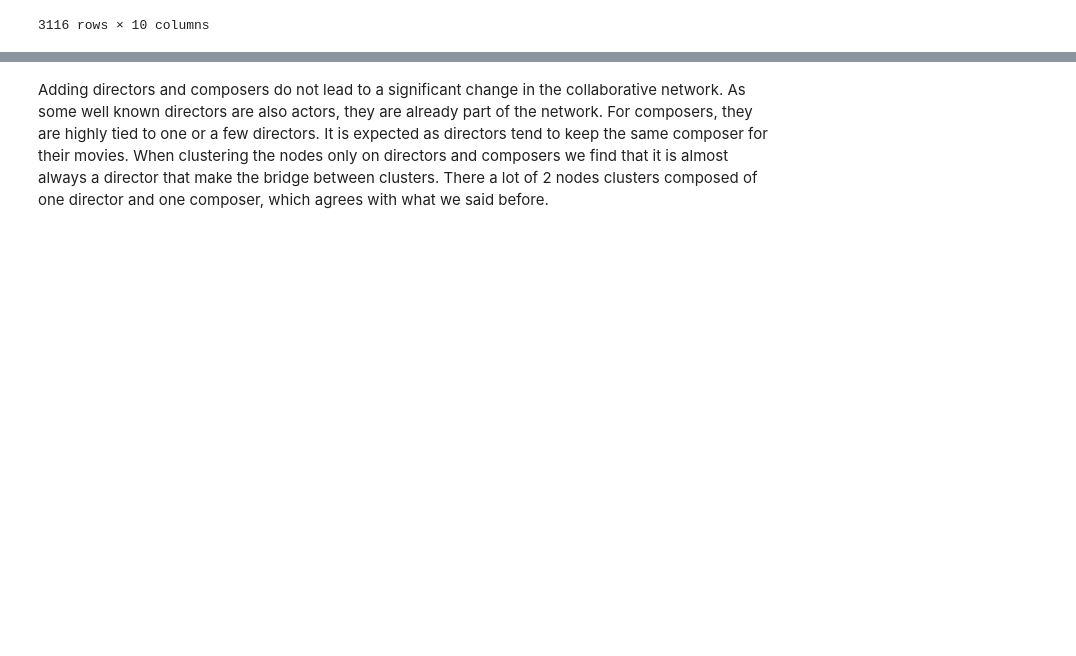
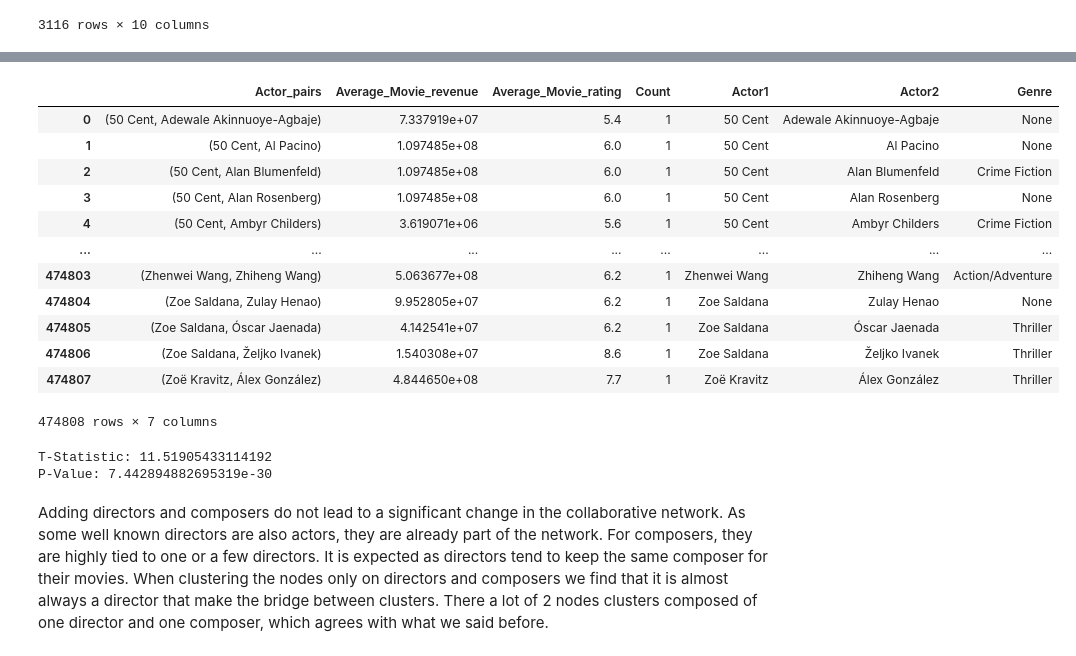
Before and after one commit to epfl-ada/ada-2023-project-patterndetectives, a Jupyter notebook: code/RQ9.ipynb, the cells around one changed output, grey strips where cells are left out. Cells and saved outputs as stored; diff of their text form; code cells hidden in the pictures; blank space fills up the shorter version.

Commit message:
added t-stat between clustering with and without directors-composers

```diff
--- a/code/RQ9.ipynb
+++ b/code/RQ9.ipynb
@@ -488,0 +473,45 @@ for node, community_id in partition.items():
+# %%
+df_pairs['Inflation Factor for 2023'] = df_pairs['Movie_release'].map(inflation.set_index('year')['Inflation Factor for 2023'])
+df_pairs['2023 valued revenue'] = df_pairs['Movie_revenue'] * df_pairs['Inflation Factor for 2023']
+
+df_pairs = df_pairs.sort_values(by=['2023 valued revenue'],ascending = False)
+# %%
+df2 = df_pairs.copy()
+
+
+#Filter the years to have only the films from 1980 to 1985 first
+df2 = df2[(df2['Movie_release'] >= 1980) & (df2['Movie_release'] <= 2020)]
+
+
+# Step 1: Create a mapping DataFrame for 'Actor_pairs' to 'Actor1', 'Actor2', and 'Genre'
+actor_pairs_mapping = df2[['Actor_pairs', 'Actor1', 'Actor2', 'Genre']].drop_duplicates()
+
+# Step 2: Grouping by 'Actor_pairs' and calculating the required metrics along with including 'Genre'
+grouped_df = df2.groupby('Actor_pairs').agg(
+    Average_Movie_revenue=pd.NamedAgg(column='2023 valued revenue', aggfunc='mean'),
+    Average_Movie_rating=pd.NamedAgg(column='Movie_rating', aggfunc='mean'),
+    Count=pd.NamedAgg(column='Movie_name', aggfunc='count')
+)
+
+# Reset index in the grouped DataFrame
+grouped_df.reset_index(inplace=True)
+
+# Step 3: Merge the aggregated DataFrame with the mapping DataFrame
+# Note: The merge may result in multiple rows per actor pair if they have multiple genres.
+final_df = pd.merge(grouped_df, actor_pairs_mapping, on='Actor_pairs')
+
+final_df
+# %% [output]
+|  | Actor_pairs | Average_Movie_revenue | Average_Movie_rating | Count | Actor1 | Actor2 | Genre |
+| 0 | (50 Cent, Adewale Akinnuoye-Agbaje) | 7.337919e+07 | 5.4 | 1 | 50 Cent | Adewale Akinnuoye-Agbaje | None |
+| 1 | (50 Cent, Al Pacino) | 1.097485e+08 | 6.0 | 1 | 50 Cent | Al Pacino | None |
+| 2 | (50 Cent, Alan Blumenfeld) | 1.097485e+08 | 6.0 | 1 | 50 Cent | Alan Blumenfeld | Crime Fiction |
+| 3 | (50 Cent, Alan Rosenberg) | 1.097485e+08 | 6.0 | 1 | 50 Cent | Alan Rosenberg | None |
+| 4 | (50 Cent, Ambyr Childers) | 3.619071e+06 | 5.6 | 1 | 50 Cent | Ambyr Childers | Crime Fiction |
+| ... | ... | ... | ... | ... | ... | ... | ... |
+| 474803 | (Zhenwei Wang, Zhiheng Wang) | 5.063677e+08 | 6.2 | 1 | Zhenwei Wang | Zhiheng Wang | Action/Adventure |
+| 474804 | (Zoe Saldana, Zulay Henao) | 9.952805e+07 | 6.2 | 1 | Zoe Saldana | Zulay Henao | None |
+| 474805 | (Zoe Saldana, Óscar Jaenada) | 4.142541e+07 | 6.2 | 1 | Zoe Saldana | Óscar Jaenada | Thriller |
+| 474806 | (Zoe Saldana, Željko Ivanek) | 1.540308e+07 | 8.6 | 1 | Zoe Saldana | Željko Ivanek | Thriller |
+| 474807 | (Zoë Kravitz, Álex González) | 4.844650e+08 | 7.7 | 1 | Zoë Kravitz | Álex González | Thriller |
+474808 rows × 7 columns
@@ -489,2 +592,18 @@ for node, community_id in partition.items():
+# %%
+from scipy.stats import ttest_ind
+
+# Extract community assignments for both scenarios
+communities_with_directors_and_composers = list(partition.values())
+communities_without_directors_and_composers = list(partition_without_directors_composers.values())
+
+# Perform t-test
+t_statistic, p_value = ttest_ind(communities_with_directors_and_composers, communities_without_directors_and_composers)
+
+# Print results
+print(f'T-Statistic: {t_statistic}')
+print(f'P-Value: {p_value}')
+# %% [output]
+T-Statistic: 11.51905433114192
+P-Value: 7.442894882695319e-30
 # %% [markdown]
 Adding directors and composers do not lead to a significant change in the collaborative network. As some well known directors are also actors, they are already part of the network. For composers, they are highly tied to one or a few directors. It is expected as directors tend to keep the same composer for their movies. When clustering the nodes only on directors and composers we find that it is almost always a director that make the bridge between clusters. There a lot of 2 nodes clusters composed of one director and one composer, which agrees with what we said before.
```
Also changed, not shown: parts of 6 cells of this notebook.
